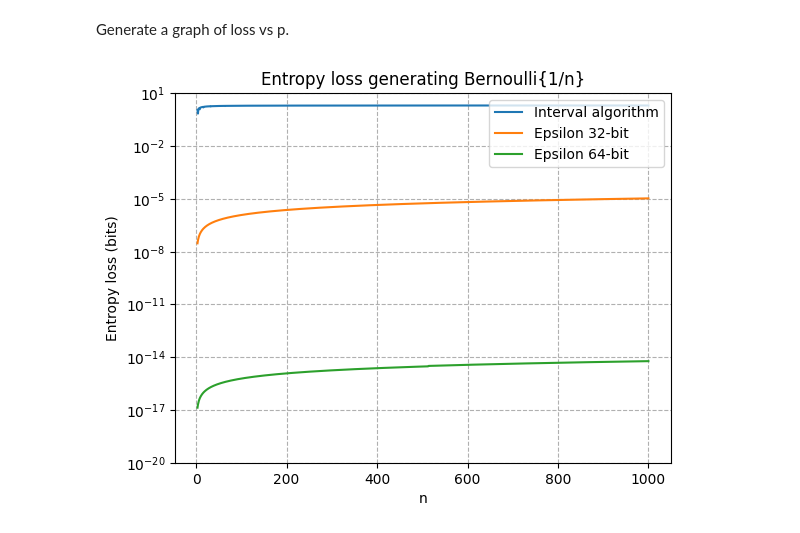
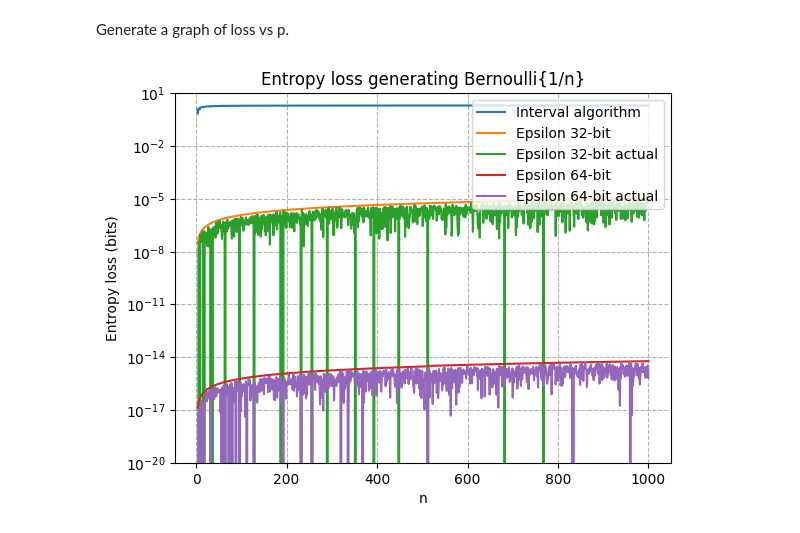
Before and after one commit to calum74/entropy, a Jupyter notebook: entropy.ipynb, the cells around one changed output. Drawn from its saved outputs; the diff is of its cells as text; code cells hidden in the pictures.

```diff
--- a/entropy.ipynb
+++ b/entropy.ipynb
@@ -409,33 +409,41 @@ def epsilon(p):
     if p==0:
         return 0
     return -(p/(1-p)) * math.log2(p) - math.log2(1-p)
+
+s = 1
+def epsilon_actuals(n, N):
+    global s
+    while s<N:
+        s = s*2
+    s0 = s
+    s, c = divmod(s, n)
+    return binary_entropy(c/s0)
 # %%
-import numpy as np
-
 series = range(3,1001)
 interval_losses = [expected_interval_loss(1/n) for n in series]
 epsilon32_losses = [epsilon((n-1)/(2**31)) for n in series]
+epsilon32_actuals = [epsilon_actuals(n, 2**31) for n in series]
 epsilon64_losses = [epsilon((n-1)/(2**63)) for n in series]
+epsilon64_actuals = [epsilon_actuals(n, 2**63) for n in series]
 
-# x = np.logspace(-6, 1)
 plt.clf()
-# plt.figure()
-# plt.gca().xaxis.set_major_locator(LogLocator(base=10.0, numticks=10))
 
 plt.title('Entropy loss generating Bernoulli{1/n}')
 
 plt.xlabel('n')
 plt.ylabel('Entropy loss (bits)')
 plt.yscale('log')
 plt.ylim(1e-20, 10)
 
 plt.grid(True, which="both", ls="--")
 plt.plot(series, interval_losses, label='Interval algorithm')
 plt.plot(series, epsilon32_losses, label='Epsilon 32-bit')
+plt.plot(series, epsilon32_actuals, label='Epsilon 32-bit actual')
 plt.plot(series, epsilon64_losses, label='Epsilon 64-bit')
+plt.plot(series, epsilon64_actuals, label='Epsilon 64-bit actual')
 plt.legend(loc='upper right')
 plt.savefig('bernoulli_losses.png')
 plt.show()
 # %% [output]
-[figure, old version]
+[figure, new version]
 # %%
```
Also changed, not shown: parts of 1 cell of this notebook, 1 other file.
